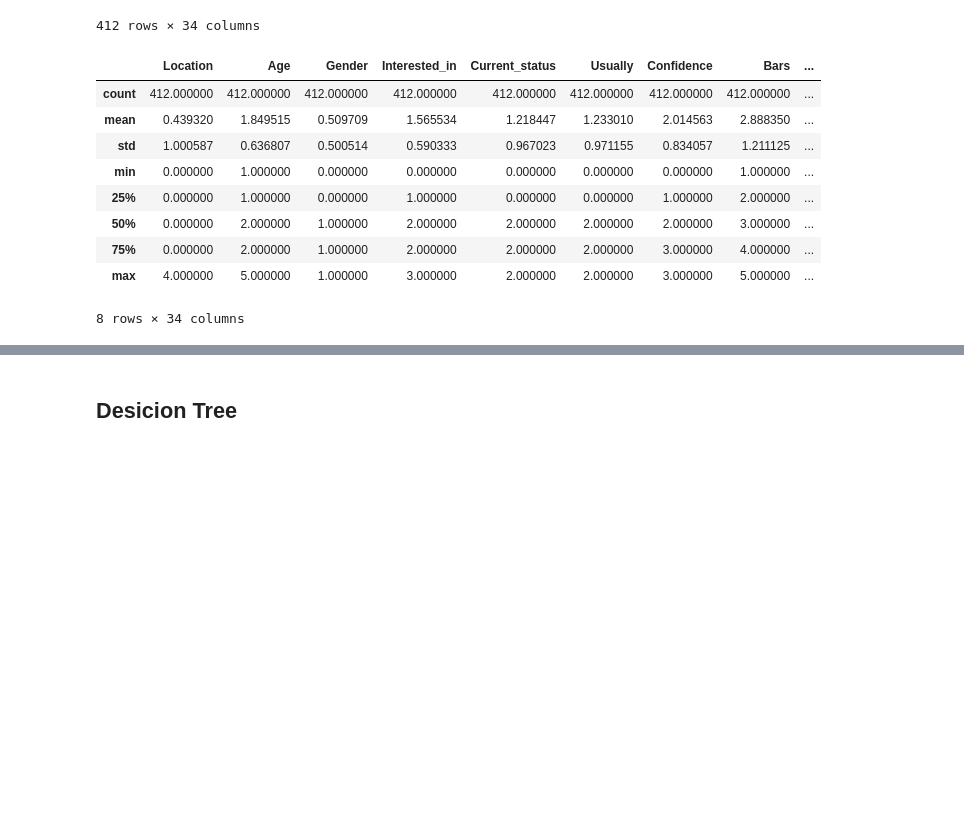
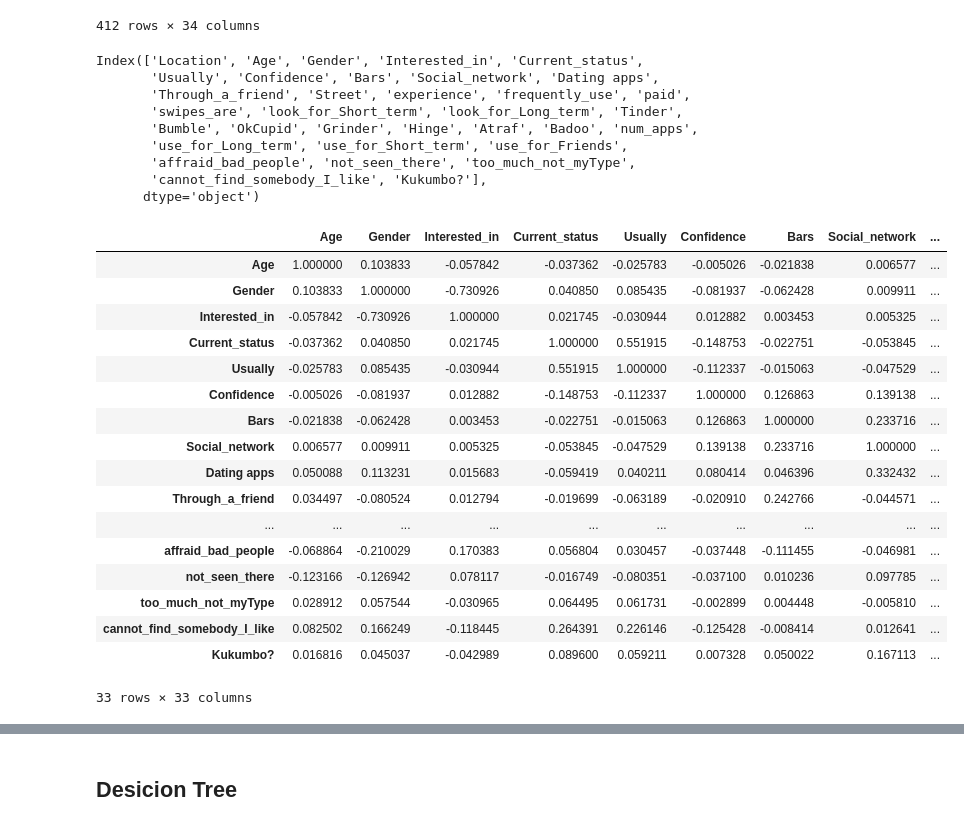
Before and after one commit to golankai/IDC-DS-FinalProject, a Jupyter notebook: DT.ipynb, the cells around one changed output, grey strips where cells are left out. Drawn from its saved outputs; the diff is of its cells as text; code cells hidden in the pictures; blank space fills up the shorter version.

```diff
--- a/DT.ipynb
+++ b/DT.ipynb
@@ -37,15 +38,42 @@ df
 | 411 | 0 | 2 | 1 | 1 | 2 | 2 | 0 | 4 | ... |
 412 rows × 34 columns
 # %%
-df.describe()
+df.columns
 # %% [output]
-|  | Location | Age | Gender | Interested_in | Current_status | Usually | Confidence | Bars | ... |
-| count | 412.000000 | 412.000000 | 412.000000 | 412.000000 | 412.000000 | 412.000000 | 412.000000 | 412.000000 | ... |
-| mean | 0.439320 | 1.849515 | 0.509709 | 1.565534 | 1.218447 | 1.233010 | 2.014563 | 2.888350 | ... |
-| std | 1.000587 | 0.636807 | 0.500514 | 0.590333 | 0.967023 | 0.971155 | 0.834057 | 1.211125 | ... |
-| min | 0.000000 | 1.000000 | 0.000000 | 0.000000 | 0.000000 | 0.000000 | 0.000000 | 1.000000 | ... |
-| 25% | 0.000000 | 1.000000 | 0.000000 | 1.000000 | 0.000000 | 0.000000 | 1.000000 | 2.000000 | ... |
-| 50% | 0.000000 | 2.000000 | 1.000000 | 2.000000 | 2.000000 | 2.000000 | 2.000000 | 3.000000 | ... |
-| 75% | 0.000000 | 2.000000 | 1.000000 | 2.000000 | 2.000000 | 2.000000 | 3.000000 | 4.000000 | ... |
-| max | 4.000000 | 5.000000 | 1.000000 | 3.000000 | 2.000000 | 2.000000 | 3.000000 | 5.000000 | ... |
-8 rows × 34 columns
+Index(['Location', 'Age', 'Gender', 'Interested_in', 'Current_status',
+       'Usually', 'Confidence', 'Bars', 'Social_network', 'Dating apps',
+       'Through_a_friend', 'Street', 'experience', 'frequently_use', 'paid',
+       'swipes_are', 'look_for_Short_term', 'look_for_Long_term', 'Tinder',
+       'Bumble', 'OkCupid', 'Grinder', 'Hinge', 'Atraf', 'Badoo', 'num_apps',
+       'use_for_Long_term', 'use_for_Short_term', 'use_for_Friends',
+       'affraid_bad_people', 'not_seen_there', 'too_much_not_myType',
+       'cannot_find_somebody_I_like', 'Kukumbo?'],
+      dtype='object')
+# %%
+cor_mat_df = df[['Age','Gender','Interested_in','Current_status','Usually','Confidence',
+                 'Bars','Social_network','Dating apps','Through_a_friend','Street',
+                 'experience','frequently_use','paid','swipes_are','look_for_Short_term','look_for_Long_term',
+                 'Tinder','Bumble', 'OkCupid', 'Grinder', 'Hinge', 'Atraf', 'Badoo','num_apps',
+                 'use_for_Long_term','use_for_Short_term','use_for_Friends',
+                 'affraid_bad_people','not_seen_there','too_much_not_myType','cannot_find_somebody_I_like','Kukumbo?']]
+corr_matrix = cor_mat_df.corr(method='pearson')
+corr_matrix
+# %% [output]
+|  | Age | Gender | Interested_in | Current_status | Usually | Confidence | Bars | Social_network | ... |
+| Age | 1.000000 | 0.103833 | -0.057842 | -0.037362 | -0.025783 | -0.005026 | -0.021838 | 0.006577 | ... |
+| Gender | 0.103833 | 1.000000 | -0.730926 | 0.040850 | 0.085435 | -0.081937 | -0.062428 | 0.009911 | ... |
+| Interested_in | -0.057842 | -0.730926 | 1.000000 | 0.021745 | -0.030944 | 0.012882 | 0.003453 | 0.005325 | ... |
+| Current_status | -0.037362 | 0.040850 | 0.021745 | 1.000000 | 0.551915 | -0.148753 | -0.022751 | -0.053845 | ... |
+| Usually | -0.025783 | 0.085435 | -0.030944 | 0.551915 | 1.000000 | -0.112337 | -0.015063 | -0.047529 | ... |
+| Confidence | -0.005026 | -0.081937 | 0.012882 | -0.148753 | -0.112337 | 1.000000 | 0.126863 | 0.139138 | ... |
+| Bars | -0.021838 | -0.062428 | 0.003453 | -0.022751 | -0.015063 | 0.126863 | 1.000000 | 0.233716 | ... |
+| Social_network | 0.006577 | 0.009911 | 0.005325 | -0.053845 | -0.047529 | 0.139138 | 0.233716 | 1.000000 | ... |
+| Dating apps | 0.050088 | 0.113231 | 0.015683 | -0.059419 | 0.040211 | 0.080414 | 0.046396 | 0.332432 | ... |
+| Through_a_friend | 0.034497 | -0.080524 | 0.012794 | -0.019699 | -0.063189 | -0.020910 | 0.242766 | -0.044571 | ... |
+| ... | ... | ... | ... | ... | ... | ... | ... | ... | ... |
+| affraid_bad_people | -0.068864 | -0.210029 | 0.170383 | 0.056804 | 0.030457 | -0.037448 | -0.111455 | -0.046981 | ... |
+| not_seen_there | -0.123166 | -0.126942 | 0.078117 | -0.016749 | -0.080351 | -0.037100 | 0.010236 | 0.097785 | ... |
+| too_much_not_myType | 0.028912 | 0.057544 | -0.030965 | 0.064495 | 0.061731 | -0.002899 | 0.004448 | -0.005810 | ... |
+| cannot_find_somebody_I_like | 0.082502 | 0.166249 | -0.118445 | 0.264391 | 0.226146 | -0.125428 | -0.008414 | 0.012641 | ... |
+| Kukumbo? | 0.016816 | 0.045037 | -0.042989 | 0.089600 | 0.059211 | 0.007328 | 0.050022 | 0.167113 | ... |
+33 rows × 33 columns
```
Also changed, not shown: parts of 4 cells of this notebook, 1 other file.
